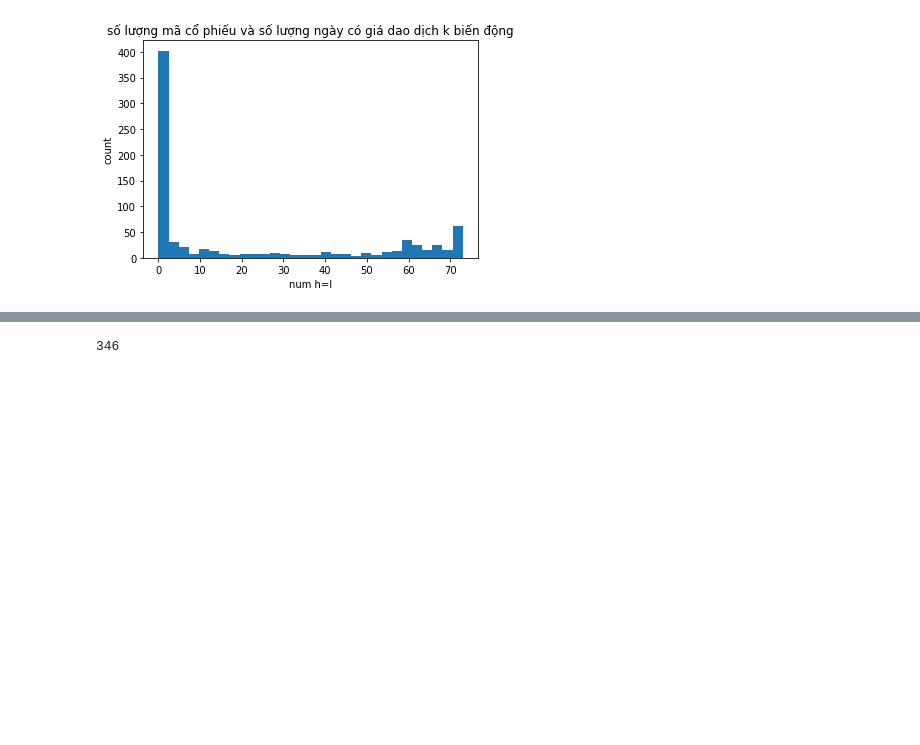
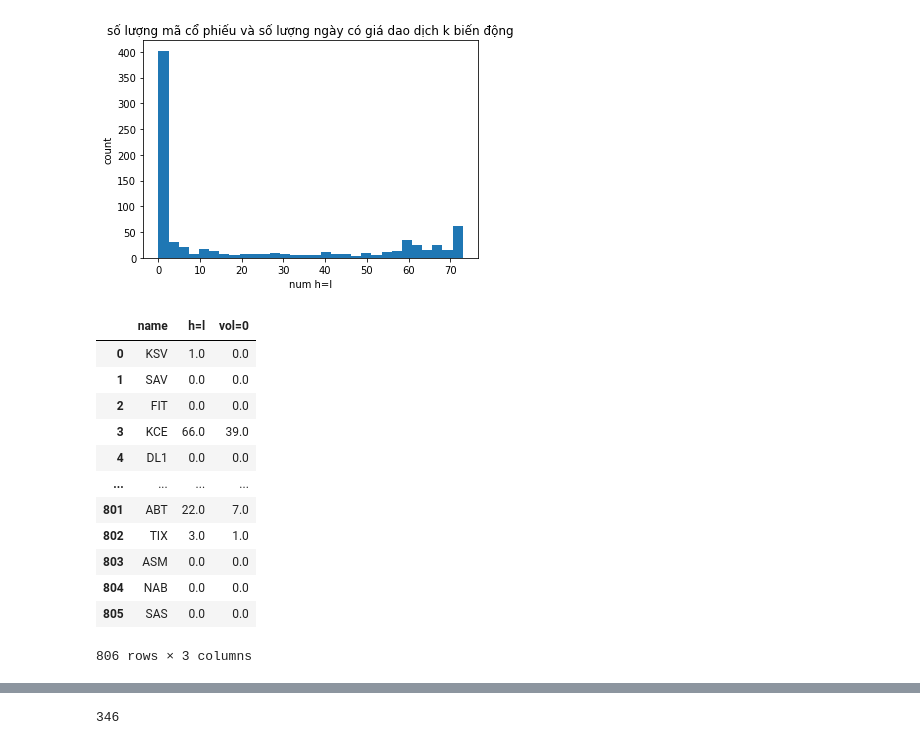
Before and after one commit to longpt233/stock-trace, a Jupyter notebook: ETL_filter_00/EDA_Stock.ipynb, the cells around one changed output, grey strips where cells are left out. Cells and saved outputs as stored; diff of their text form; code cells hidden in the pictures; blank space fills up the shorter version.

```diff
--- a/ETL_filter_00/EDA_Stock.ipynb
+++ b/ETL_filter_00/EDA_Stock.ipynb
@@ -211,3 +211,20 @@ plt.xlabel('num h=l')
 # %% [output]
 Text(0.5, 0, 'num h=l')
 [figure]
+# %%
+del df_stock_info['count']
+df_stock_info
+# %% [output]
+|  | name | h=l | vol=0 |
+| 0 | KSV | 1.0 | 0.0 |
+| 1 | SAV | 0.0 | 0.0 |
+| 2 | FIT | 0.0 | 0.0 |
+| 3 | KCE | 66.0 | 39.0 |
+| 4 | DL1 | 0.0 | 0.0 |
+| ... | ... | ... | ... |
+| 801 | ABT | 22.0 | 7.0 |
+| 802 | TIX | 3.0 | 1.0 |
+| 803 | ASM | 0.0 | 0.0 |
+| 804 | NAB | 0.0 | 0.0 |
+| 805 | SAS | 0.0 | 0.0 |
+806 rows × 3 columns
```
Also changed, not shown: parts of 5 cells of this notebook, 2 other files.
